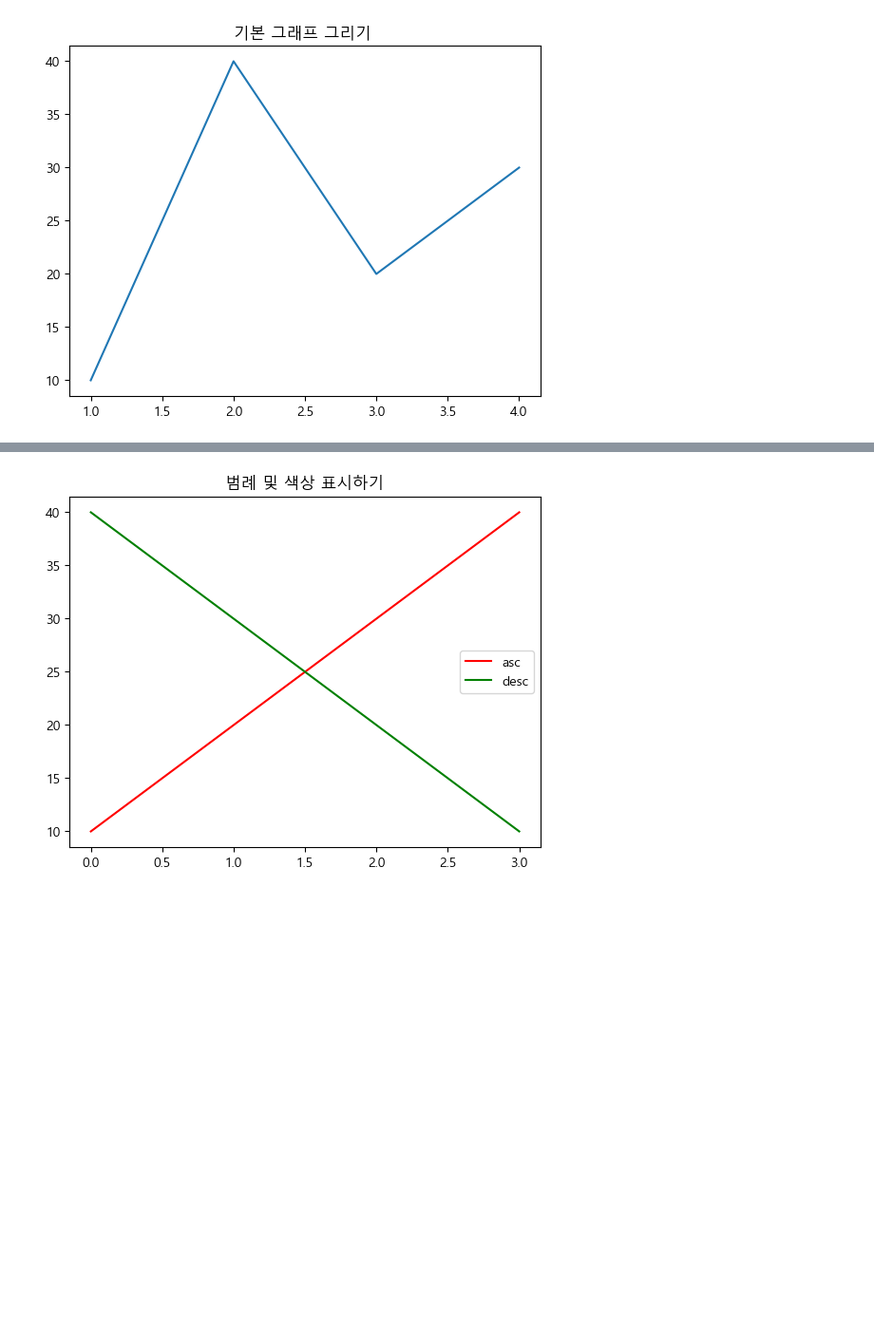
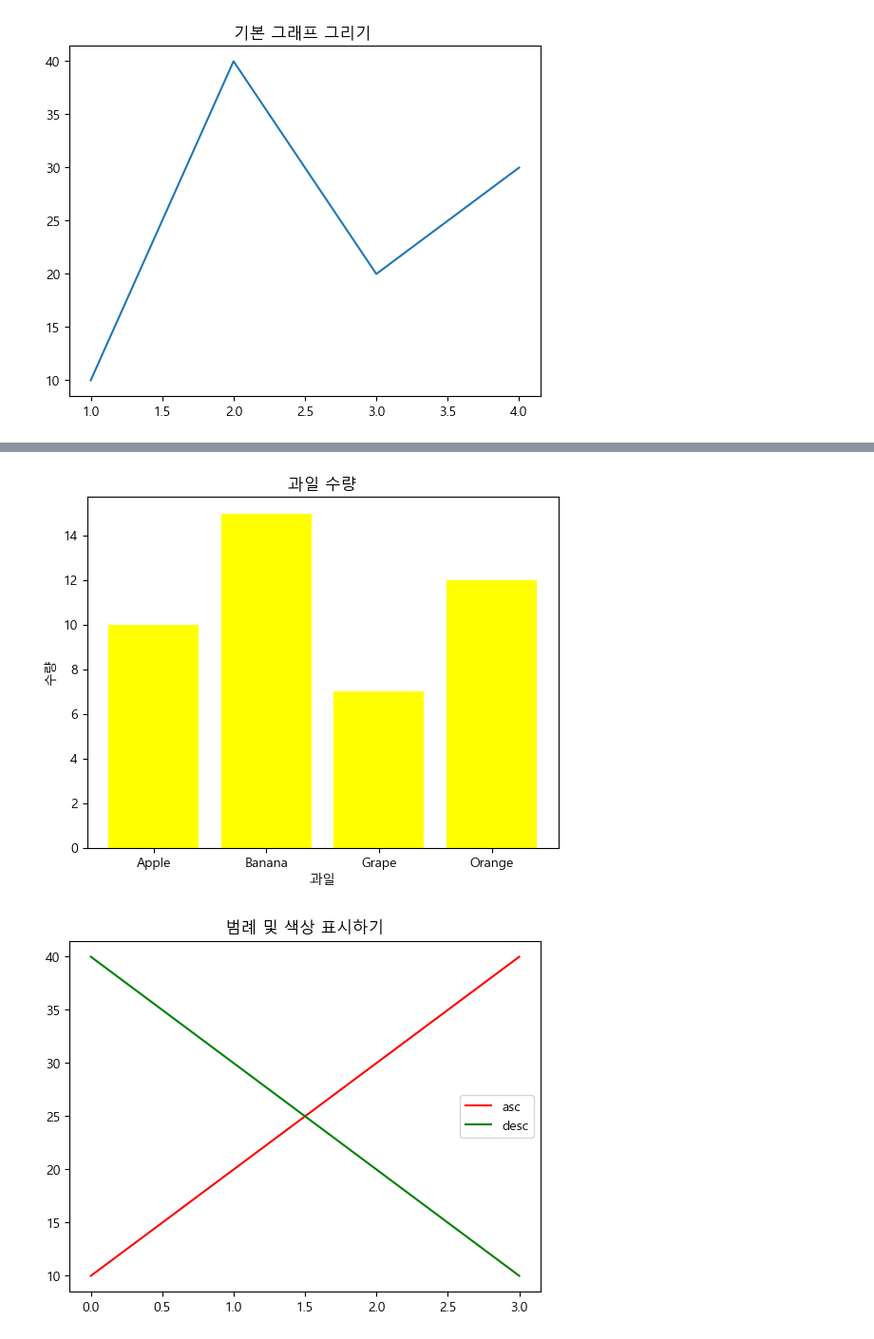
Before and after one commit to kiyongee2/data_ai, a Jupyter notebook: 시각화/1_matplotlib.ipynb, the cells around one changed output, grey strips where cells are left out. Shown: that part at 95% size. Saved outputs shown, nothing was run; the diff lists cells and outputs as text; code cells hidden in the pictures; blank space fills up the shorter version.

```diff
--- a/시각화/1_matplotlib.ipynb
+++ b/시각화/1_matplotlib.ipynb
@@ -12,3 +31,17 @@ plt.show()
+# %%
+import matplotlib.pyplot as plt
+
+fruits = ['Apple', 'Banana', 'Grape', 'Orange']
+counts = [10, 15, 7, 12]
+
+plt.rc('font', family="Malgun Gothic")  #한글 글꼴일때 명시
+plt.bar(fruits, counts, color='yellow')
+plt.title('과일 수량')
+plt.xlabel('과일')
+plt.ylabel('수량')
+plt.show()
+# %% [output]
+[figure, added]
 # %%
 import matplotlib.pyplot as plt
 
```
Also changed, not shown: parts of 7 cells of this notebook, 13 other files.
